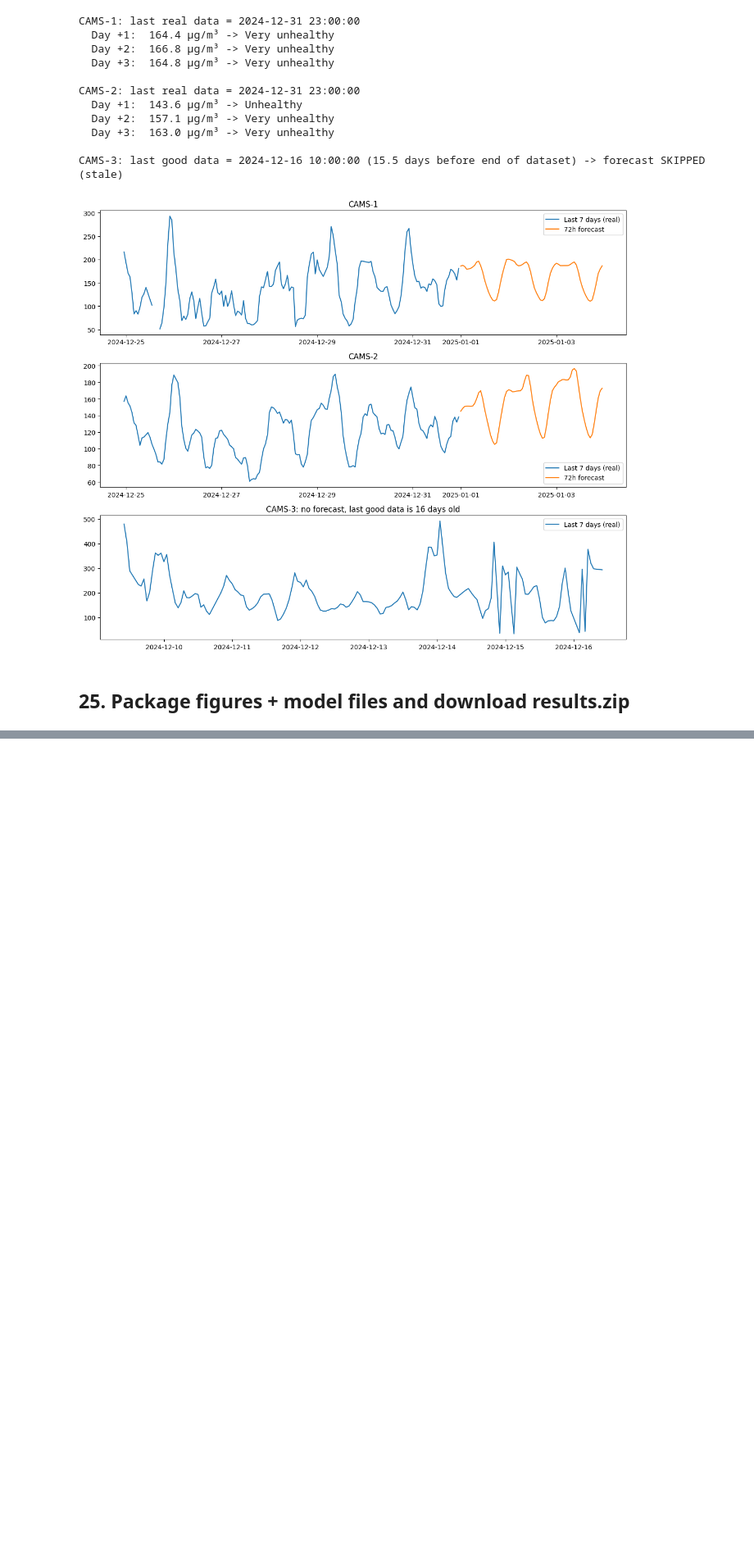
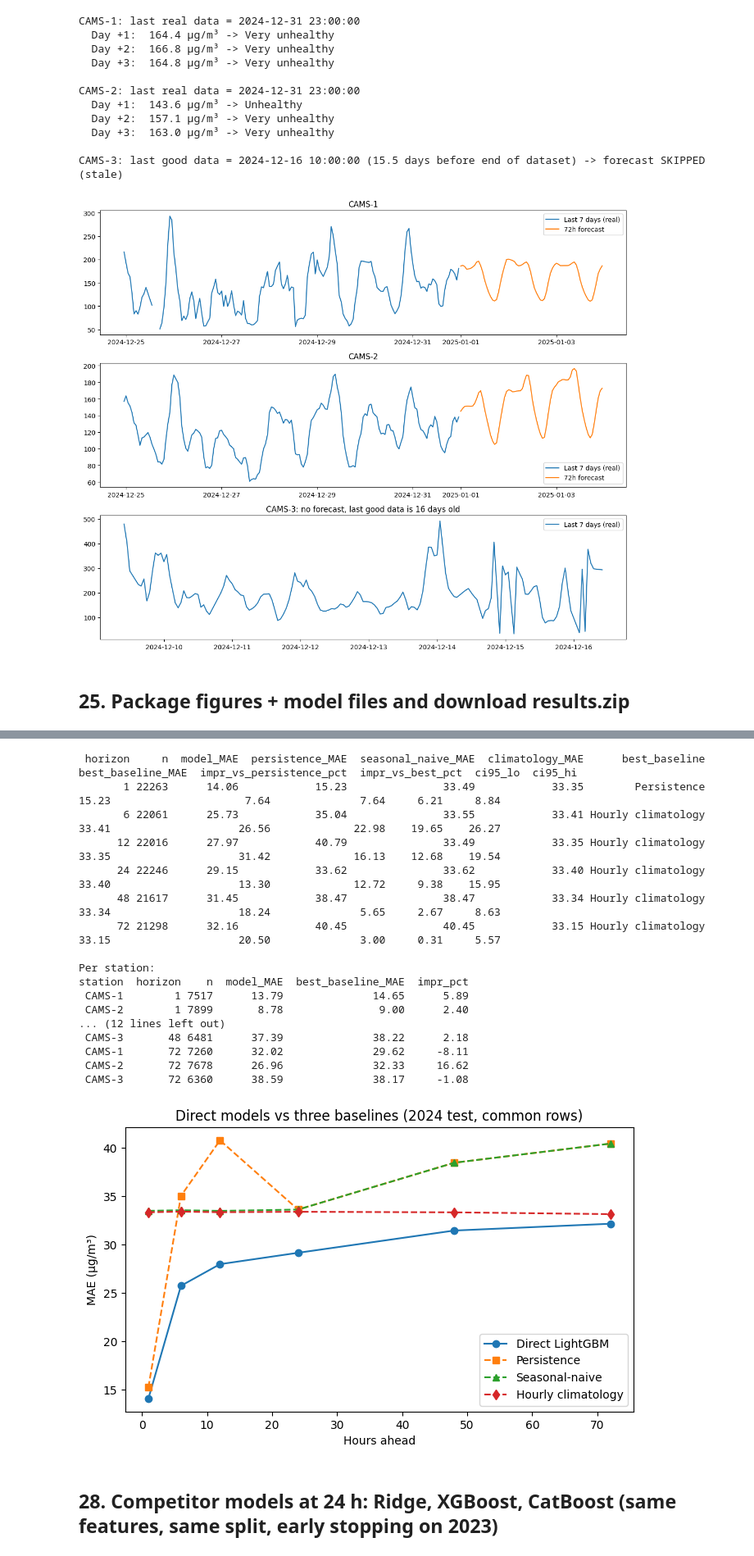
Before and after one commit to Hemal0651/dhaka-pm25-forecasting, a Jupyter notebook: notebooks/ML_Lab_improved.ipynb, the cells around one changed output, grey strips where cells are left out. Shown at 82% size. Saved outputs shown, nothing was run; the diff lists cells and outputs as text; code cells hidden in the pictures; blank space fills up the shorter version.

Commit message:
Update repository with v2 paper experiments: GRU/CatBoost benchmarks, SHAP interpretability, CQR uncertainty, and multi-horizon baseline comparisons

```diff
--- a/notebooks/ML_Lab_improved.ipynb
+++ b/notebooks/ML_Lab_improved.ipynb
@@ -1453,0 +1503,64 @@ files.download("results.zip")
+# %%
+rows, rows_st = [], []
+for h in HS:
+    _, _, te_h = split(df3, h)
+    y = te_h[f"target_{h}"].values
+    P = {"Model (direct LightGBM)": direct_models[h].predict(te_h[FEATS]),
+         "Persistence":             te_h["pm2_5_ug_m3"].values,
+         "Seasonal-naive":          SN[h].loc[te_h.index].values,
+         "Hourly climatology":      clim_pred(te_h, h)}
+    ok = np.isfinite(y) & np.all([np.isfinite(v) for v in P.values()], axis=0)
+    if h == 24:   # sanity: at 24 h persistence == seasonal-naive
+        assert np.allclose(P["Persistence"][ok], P["Seasonal-naive"][ok])
+    E = {k: np.abs(v[ok] - y[ok]) for k, v in P.items()}
+    base_names = ["Persistence", "Seasonal-naive", "Hourly climatology"]
+    best_b = min(base_names, key=lambda k: E[k].mean())
+    days = te_h["timestamp"].dt.floor("D").values[ok]
+    imp_b, lo_b, hi_b = day_bootstrap(E["Model (direct LightGBM)"], E[best_b], days)
+    imp_p, lo_p, hi_p = day_bootstrap(E["Model (direct LightGBM)"], E["Persistence"], days)
+    rows.append(dict(horizon=h, n=int(ok.sum()),
+                     model_MAE=E["Model (direct LightGBM)"].mean(), persistence_MAE=E["Persistence"].mean(),
+                     seasonal_naive_MAE=E["Seasonal-naive"].mean(), climatology_MAE=E["Hourly climatology"].mean(),
+                     best_baseline=best_b, best_baseline_MAE=E[best_b].mean(),
+                     impr_vs_persistence_pct=imp_p, impr_vs_best_pct=imp_b, ci95_lo=lo_b, ci95_hi=hi_b))
+    st_ids = te_h["station_id"].values[ok]
+    for sid in sorted(set(st_ids)):
+        mk = st_ids == sid
+        rows_st.append(dict(station=sid, horizon=h, n=int(mk.sum()),
+                            model_MAE=E["Model (direct LightGBM)"][mk].mean(), best_baseline_MAE=E[best_b][mk].mean(),
+                            impr_pct=100 * (1 - E["Model (direct LightGBM)"][mk].mean() / E[best_b][mk].mean())))
+
+tab2 = pd.DataFrame(rows); tab2_station = pd.DataFrame(rows_st)
+print(tab2.round(2).to_string(index=False))
+print("\nPer station:"); print(tab2_station.round(2).to_string(index=False))
+tab2.round(3).to_csv("table_II_strong_baselines.csv", index=False)
+tab2_station.round(3).to_csv("table_per_station_horizon.csv", index=False)
+
+plt.figure(figsize=(8, 4.5))
+plt.plot(tab2["horizon"], tab2["model_MAE"], "o-", label="Direct LightGBM")
+plt.plot(tab2["horizon"], tab2["persistence_MAE"], "s--", label="Persistence")
+plt.plot(tab2["horizon"], tab2["seasonal_naive_MAE"], "^--", label="Seasonal-naive")
+plt.plot(tab2["horizon"], tab2["climatology_MAE"], "d--", label="Hourly climatology")
+plt.xlabel("Hours ahead"); plt.ylabel("MAE (µg/m³)"); plt.title("Direct models vs three baselines (2024 test, common rows)")
+plt.legend(); plt.savefig("fig_horizon_strong_baselines.png", dpi=200, bbox_inches="tight"); plt.show()
+# %% [output]
+ horizon     n  model_MAE  persistence_MAE  seasonal_naive_MAE  climatology_MAE      best_baseline  best_baseline_MAE  impr_vs_persistence_pct  impr_vs_best_pct  ci95_lo  ci95_hi
+       1 22263      14.06            15.23               33.49            33.35        Persistence              15.23                     7.64              7.64     6.21     8.84
+       6 22061      25.73            35.04               33.55            33.41 Hourly climatology              33.41                    26.56             22.98    19.65    26.27
+      12 22016      27.97            40.79               33.49            33.35 Hourly climatology              33.35                    31.42             16.13    12.68    19.54
+      24 22246      29.15            33.62               33.62            33.40 Hourly climatology              33.40                    13.30             12.72     9.38    15.95
+      48 21617      31.45            38.47               38.47            33.34 Hourly climatology              33.34                    18.24              5.65     2.67     8.63
+      72 21298      32.16            40.45               40.45            33.15 Hourly climatology              33.15                    20.50              3.00     0.31     5.57
+
+Per station:
+station  horizon    n  model_MAE  best_baseline_MAE  impr_pct
+ CAMS-1        1 7517      13.79              14.65      5.89
+ CAMS-2        1 7899       8.78               9.00      2.40
+... (12 lines left out)
+ CAMS-3       48 6481      37.39              38.22      2.18
+ CAMS-1       72 7260      32.02              29.62     -8.11
+ CAMS-2       72 7678      26.96              32.33     16.62
+ CAMS-3       72 6360      38.59              38.17     -1.08
+[figure, added]
+# %% [markdown]
+## 28. Competitor models at 24 h: Ridge, XGBoost, CatBoost (same features, same split, early stopping on 2023)
```
Also changed, not shown: parts of 22 cells of this notebook, 24 other files.
